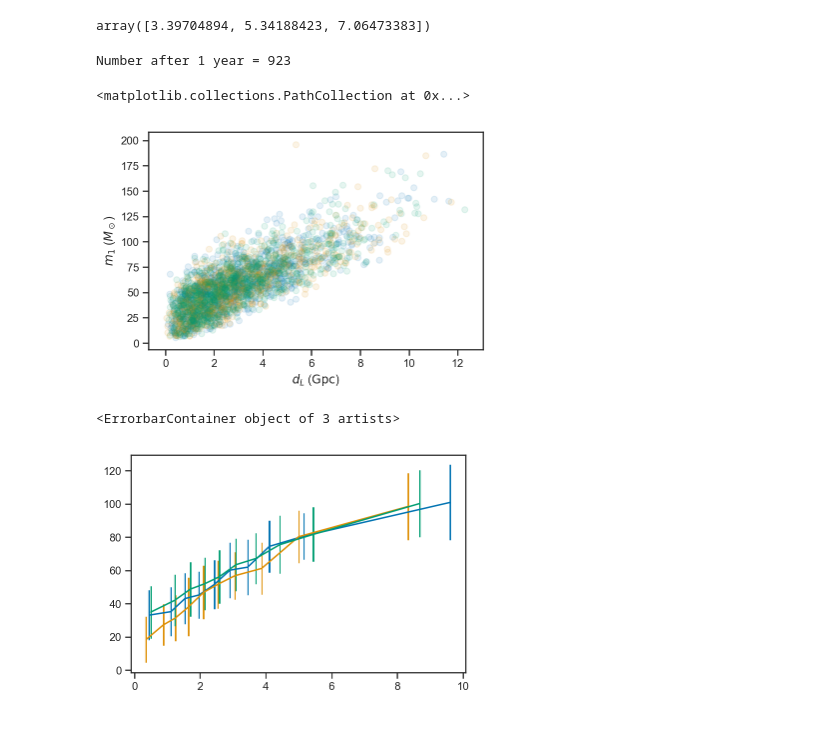
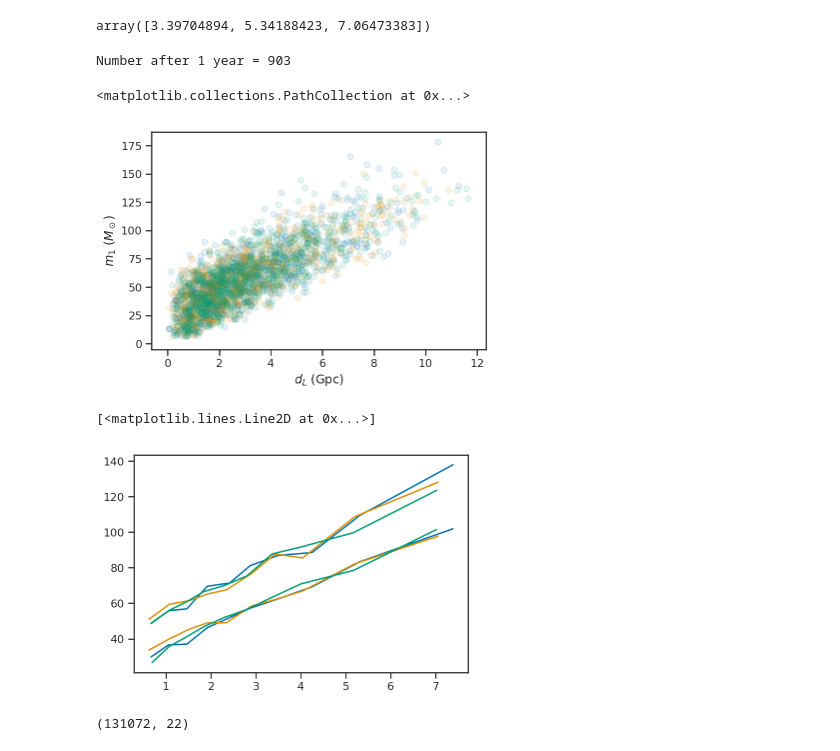
Before and after one commit to farr/PISNLineCosmography, a Jupyter notebook: LFI.ipynb, the cells around one changed output. Cells and saved outputs as stored; diff of their text form; code cells hidden in the pictures.

Commit message:
Starting LFI after talking to Wandelt.

```diff
--- a/LFI.ipynb
+++ b/LFI.ipynb
@@ -83,7 +87,7 @@ def m1m2_from_mc_eta(mc, eta):
     m2 = 0.5*mt*(1-sd)
     return m1, m2
 def draw(R0, MMin, MMax, alpha, beta, gamma, sl, sh, H0, Om, w):
-    ztrue = draw_z(R0, gamma, H0, Om, w, 4)
+    ztrue = draw_z(R0, gamma, H0, Om, w, 2)
     ctrue = cosmo.wCDM(H0*u.km/u.s/u.Mpc, Om, 1-Om, w)
     dltrue = ctrue.luminosity_distance(ztrue).to(u.Gpc).value
     m1true = draw_soft_pl(len(ztrue), -alpha, MMin, MMax, sl, sh)
@@ -141,34 +145,39 @@ scatter(dl, m1, alpha=0.1)
 m1, m2, dl, t = draw(0.5*100, 5.0, 40.0, 0.75, 0.0, 3.0, 0.1, 0.1, 70.0, 0.3, -0.9)
 scatter(dl, m1, alpha=0.1)
 # %% [output]
-Number after 1 year = 923
+Number after 1 year = 903
 <matplotlib.collections.PathCollection at 0x...>
-[figure, old version]
+[figure, new version]
 # %%
 def compress(m1, dl):
-    bins = sort(concatenate((percentile(dl, [10, 20, 30, 40, 50, 60, 70, 80, 90]), [0.0, np.max(dl)])))
+    bins = sort(concatenate((percentile(dl, [10, 20, 30, 40, 50, 60, 70, 80, 90]), [0.0, 1.01*np.max(dl)])))
     cent = 0.5*(bins[1:]+bins[:-1])
 
-    ns, _ = np.histogram(dl, bins=bins)
-    means, _ = np.histogram(dl, bins=bins, weights=m1)
-    m2s, _ = np.histogram(dl, bins=bins, weights=m1*m1)
+    ds = []
+    mm = []
+    m9 = []
+    for l, h in zip(bins[:-1], bins[1:]):
+        s = (l <= dl) & (dl < h)
+        ds.append(median(dl[s]))
+        mm.append(median(m1[s]))
+        m9.append(percentile(m1[s], 90))
 
-    means = means / ns
-    vs = m2s/ns - means*means
-
-    return len(m1), cent, means, sqrt(vs)
+    return len(m1), array(ds), array(mm), array(m9)
 # %%
-_, m1, m2, dl, t = draw(0.5*100, 5.0, 40.0, 0.75, 0.0, 3.0, 0.1, 0.1, 70.0, 0.3, -1)
-c, m, s = compress(m1, dl)
-errorbar(c, m, yerr=s)
+m1, m2, dl, t = draw(0.5*100, 5.0, 40.0, 0.75, 0.0, 3.0, 0.1, 0.1, 70.0, 0.3, -1)
+_, c, m, s = compress(m1, dl)
+l, = plot(c, m)
+plot(c, s, color=l.get_color())
 
-_, m1, m2, dl, t = draw(0.5*100, 5.0, 40.0, 1.5, 0.0, 3.0, 0.1, 0.1, 70.0, 0.3, -1)
-c, m, s = compress(m1, dl)
-errorbar(c, m, yerr=s)
+m1, m2, dl, t = draw(0.5*100, 5.0, 40.0, 0.75, 0.0, 3.0, 0.1, 0.1, 70.0, 0.3, -1.2)
+_, c, m, s = compress(m1, dl)
+l, = plot(c, m)
+plot(c, s, color=l.get_color())
 
-_, m1, m2, dl, t = draw(0.5*100, 5.0, 40.0, 0.25, 0.0, 3.0, 0.1, 0.1, 70.0, 0.3, -1)
-c, m, s = compress(m1, dl)
-errorbar(c, m, yerr=s)
+m1, m2, dl, t = draw(0.5*100, 5.0, 40.0, 0.75, 0.0, 3.0, 0.1, 0.1, 70.0, 0.3, -0.8)
+n, c, m, s = compress(m1, dl)
+l, = plot(c, m)
+plot(c, s, color=l.get_color())
 # %% [output]
-<ErrorbarContainer object of 3 artists>
+[<matplotlib.lines.Line2D at 0x...>]
-[figure, old version]
+[figure, new version]
@@ -176,0 +259,5 @@ p0_1yr = array([0.5*100, 5.0, 40.0, 0.75, 0.0, 3.0, 0.1, 0.1, Planck15.H0.to(u.k
+# %%
+pts = array(pts)
+pts.shape
+# %% [output]
+(131072, 22)
```
Also changed, not shown: parts of 23 cells of this notebook, 1 other file.
